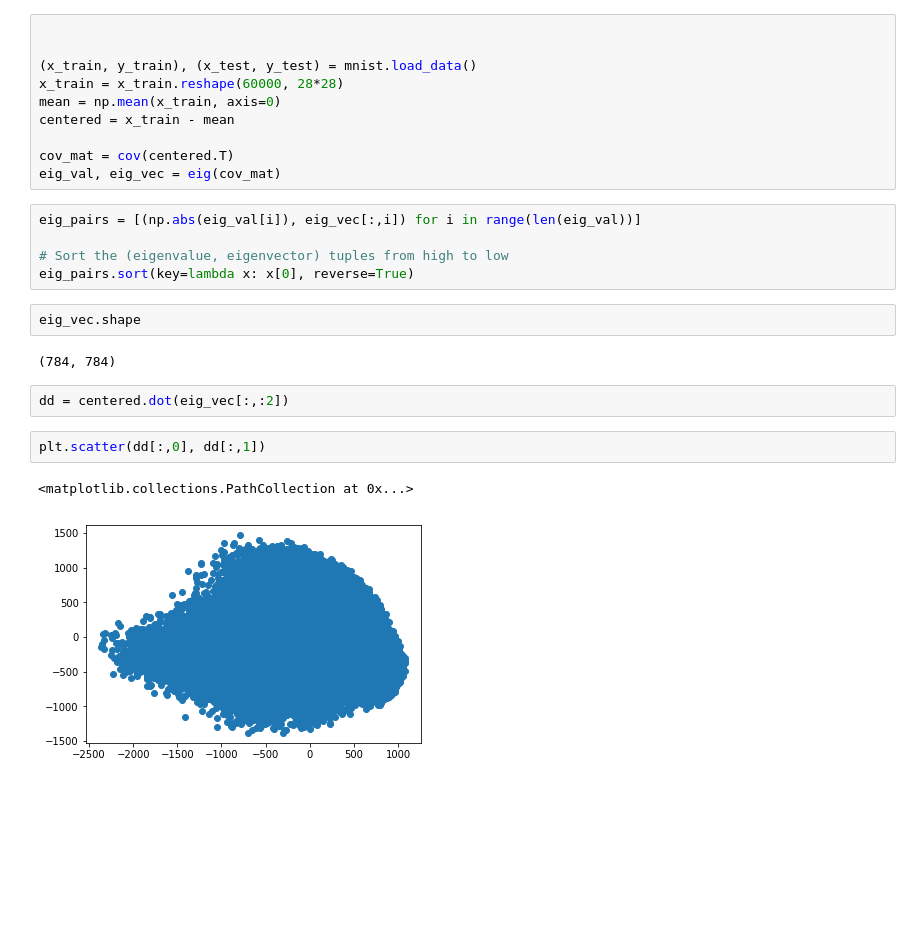
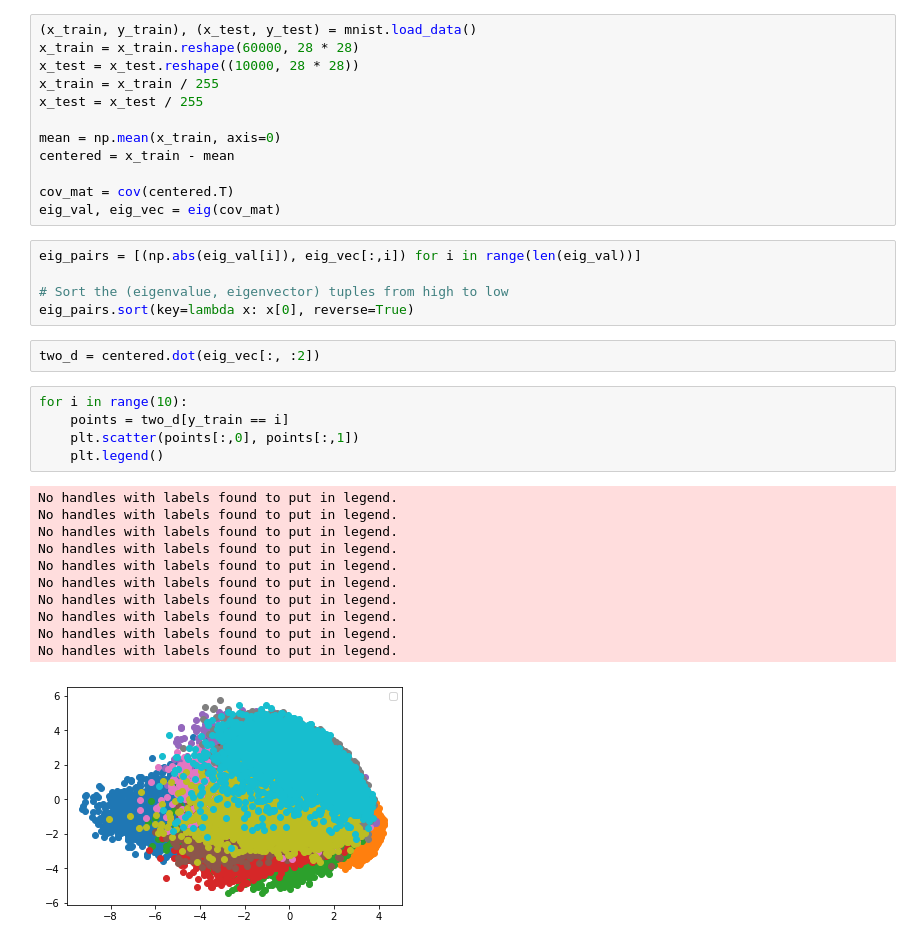
Before and after one commit to yewwah/statistical-, a Jupyter notebook: PCA.ipynb, the cells around one changed output. Cells and saved outputs as stored; diff of their text form; blank space fills up the shorter version.

```diff
--- a/PCA.ipynb
+++ b/PCA.ipynb
@@ -12,8 +12,10 @@ Using TensorFlow backend.
 # %%
+(x_train, y_train), (x_test, y_test) = mnist.load_data()
+x_train = x_train.reshape(60000, 28 * 28)
+x_test = x_test.reshape((10000, 28 * 28))
+x_train = x_train / 255
+x_test = x_test / 255
 
-
-(x_train, y_train), (x_test, y_test) = mnist.load_data()
-x_train = x_train.reshape(60000, 28*28)
 mean = np.mean(x_train, axis=0)
 centered = x_train - mean
 
@@ -24,14 +26,22 @@ eig_pairs = [(np.abs(eig_val[i]), eig_vec[:,i]) for i in range(len(eig_val))]
 
 # Sort the (eigenvalue, eigenvector) tuples from high to low
 eig_pairs.sort(key=lambda x: x[0], reverse=True)
-# %%
-eig_vec.shape
-# %% [output]
-(784, 784)
 # %%
-dd = centered.dot(eig_vec[:,:2])
+two_d = centered.dot(eig_vec[:, :2])
-# %%
-plt.scatter(dd[:,0], dd[:,1])
-# %% [output]
-<matplotlib.collections.PathCollection at 0x...>
-[figure, removed]
+# %%
+for i in range(10):
+    points = two_d[y_train == i]
+    plt.scatter(points[:,0], points[:,1])
+    plt.legend()
+# %% [output]
+No handles with labels found to put in legend.
+No handles with labels found to put in legend.
+No handles with labels found to put in legend.
+No handles with labels found to put in legend.
+No handles with labels found to put in legend.
+No handles with labels found to put in legend.
+No handles with labels found to put in legend.
+No handles with labels found to put in legend.
+No handles with labels found to put in legend.
+No handles with labels found to put in legend.
+[figure, added]
```
Also changed, not shown: parts of 3 cells of this notebook, 3 other files.
